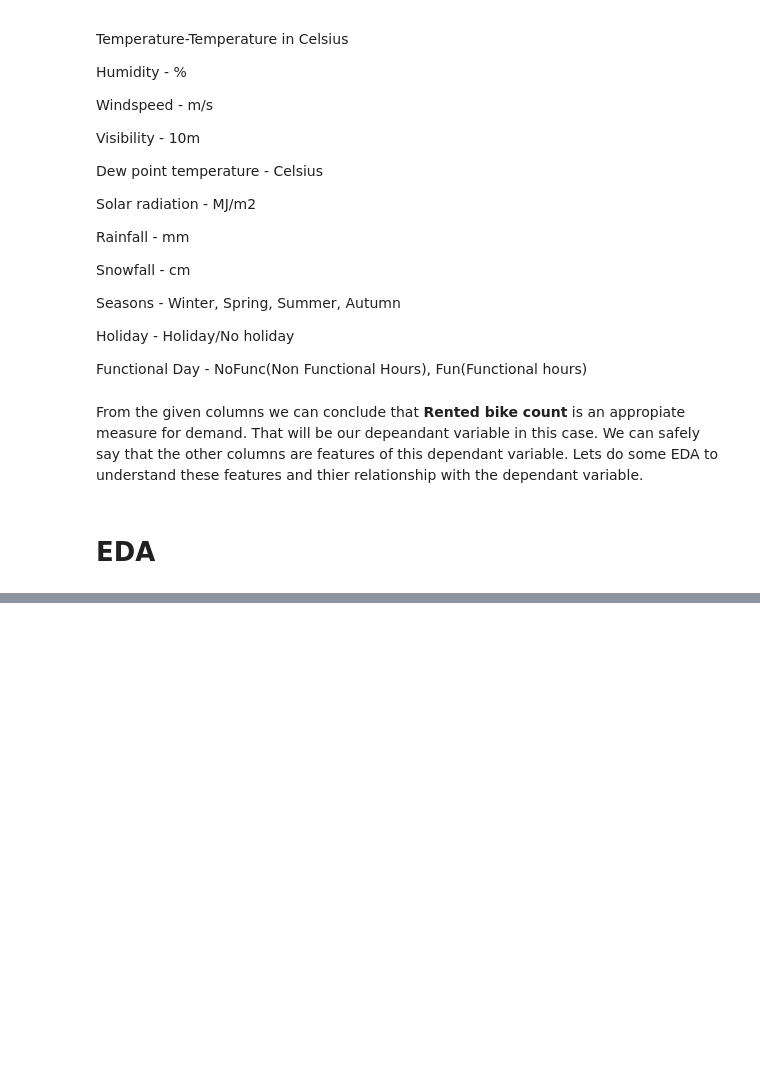
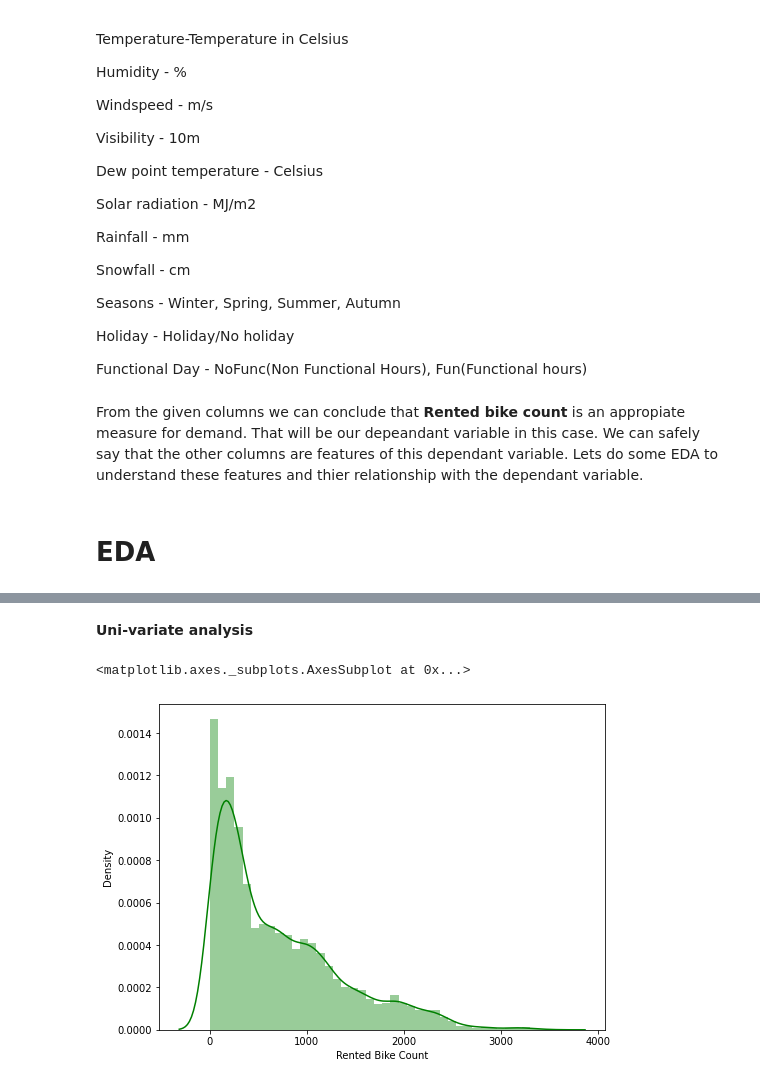
Before and after one commit to Ayushman0Singh/BikeSharingDemandPrediction, a Jupyter notebook: Bike_Sharing_Demand_Prediction_Capstone_Project.ipynb, the cells around one changed output, grey strips where cells are left out. Drawn from its saved outputs; the diff is of its cells as text; code cells hidden in the pictures; blank space fills up the shorter version.

```diff
--- a/Bike_Sharing_Demand_Prediction_Capstone_Project.ipynb
+++ b/Bike_Sharing_Demand_Prediction_Capstone_Project.ipynb
@@ -149,0 +171,9 @@ From the given columns we can conclude that **Rented bike count** is an appropia
+# %% [markdown]
+**Uni-variate analysis**
+# %%
+# distribution of the dependant variable
+plt.figure(figsize=(8,6))
+sns.distplot(df['Rented Bike Count'],color="g")
+# %% [output]
+<matplotlib.axes._subplots.AxesSubplot at 0x...>
+[figure, added]
```
Also changed, not shown: parts of 21 cells of this notebook.
